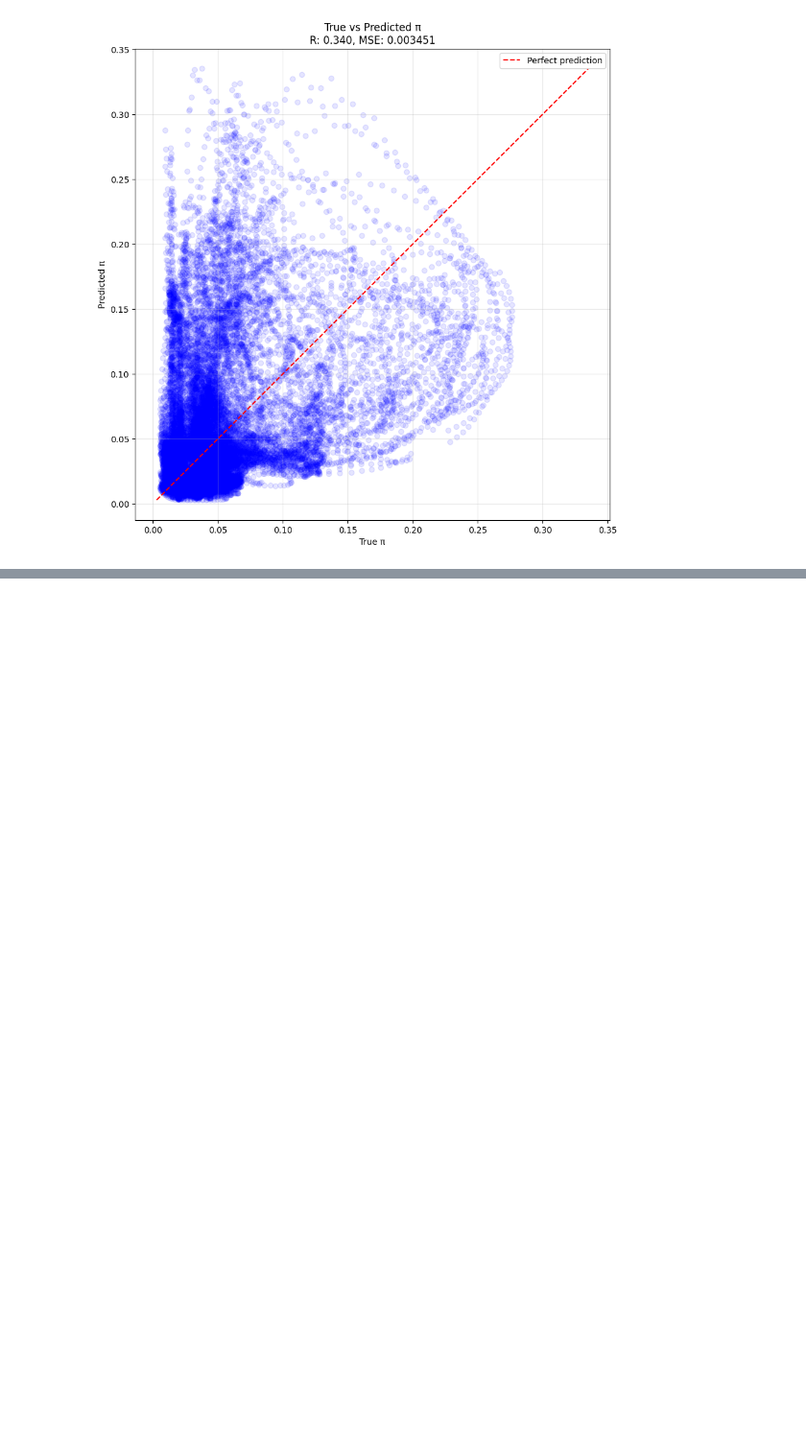
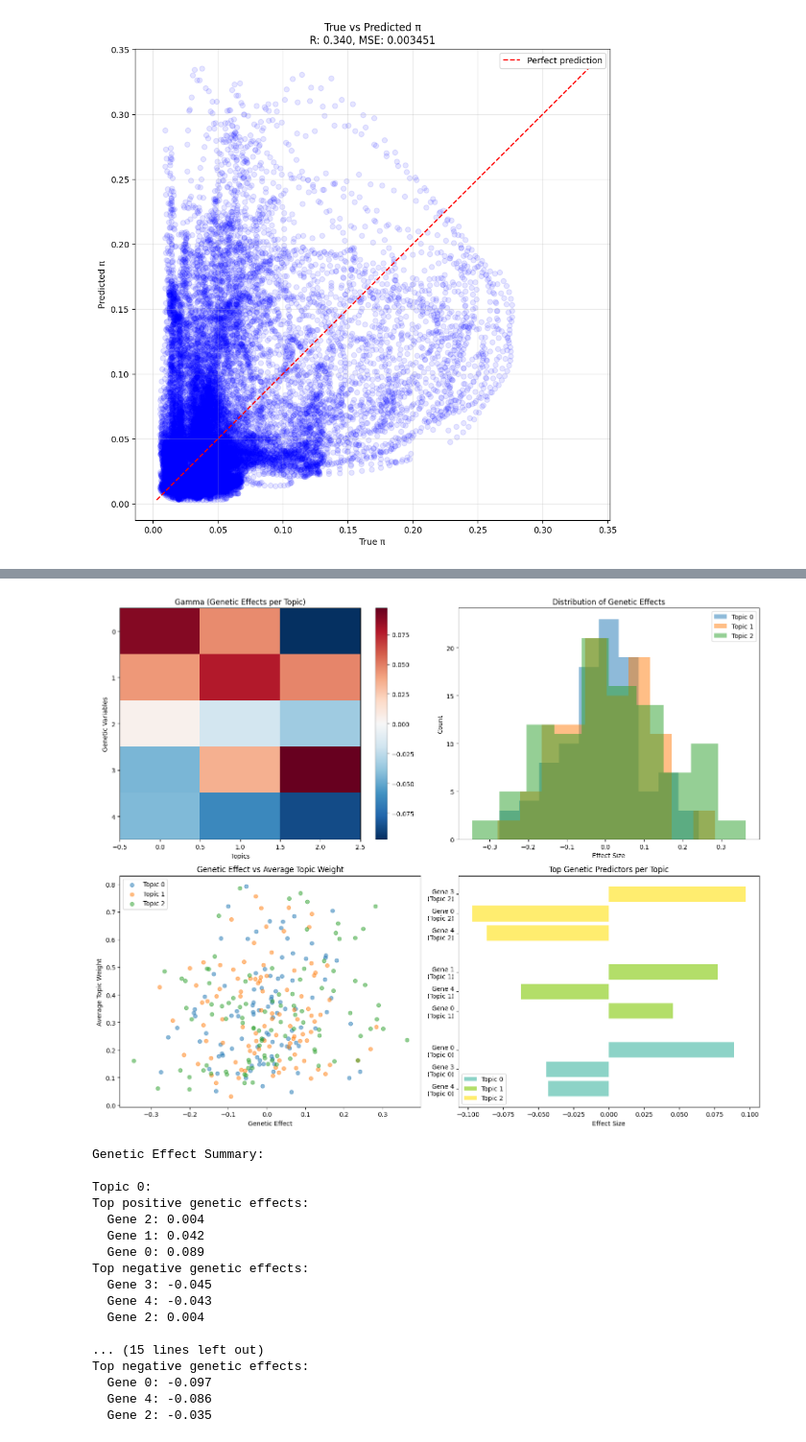
Before and after one commit to surbut/aladynoulli, a Jupyter notebook: pyScripts/gp_notebook_torch_works_play.ipynb, the cells around one changed output, grey strips where cells are left out. Shown at 96% size. Saved outputs shown, nothing was run; the diff lists cells and outputs as text; code cells hidden in the pictures; blank space fills up the shorter version.

```diff
--- a/pyScripts/gp_notebook_torch_works_play.ipynb
+++ b/pyScripts/gp_notebook_torch_works_play.ipynb
@@ -249,0 +561,22 @@ Mean condition number: 5973.47
+# %%
+
+analyze_genetic_effects(model, G)
+# %% [output]
+[figure, added]
+Genetic Effect Summary:
+
+Topic 0:
+Top positive genetic effects:
+  Gene 2: 0.004
+  Gene 1: 0.042
+  Gene 0: 0.089
+Top negative genetic effects:
+  Gene 3: -0.045
+  Gene 4: -0.043
+  Gene 2: 0.004
+
+... (15 lines left out)
+Top negative genetic effects:
+  Gene 0: -0.097
+  Gene 4: -0.086
+  Gene 2: -0.035
```
Also changed, not shown: parts of 7 cells of this notebook, 2 other files.
